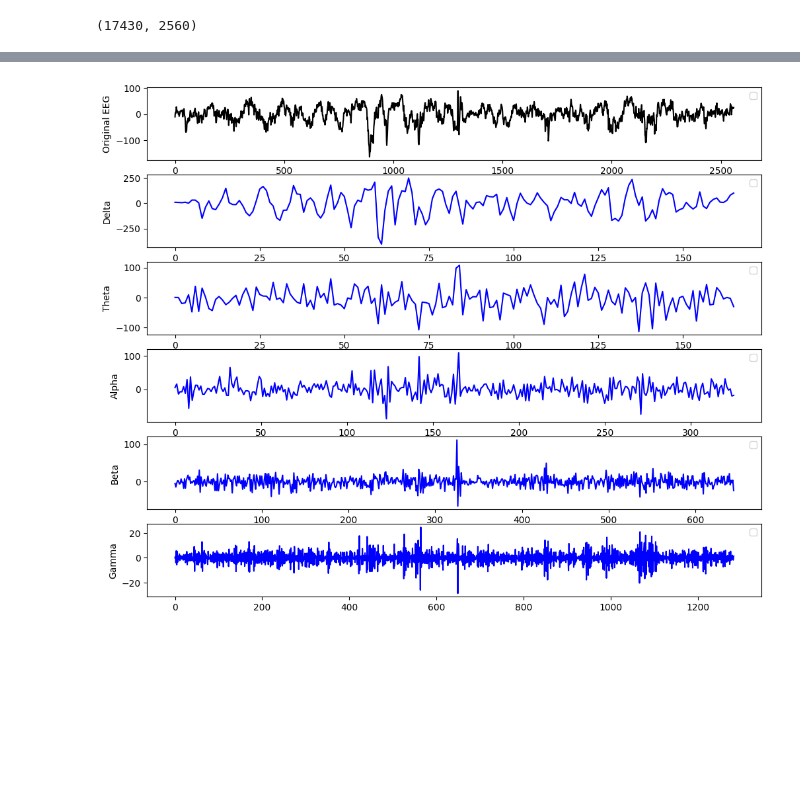
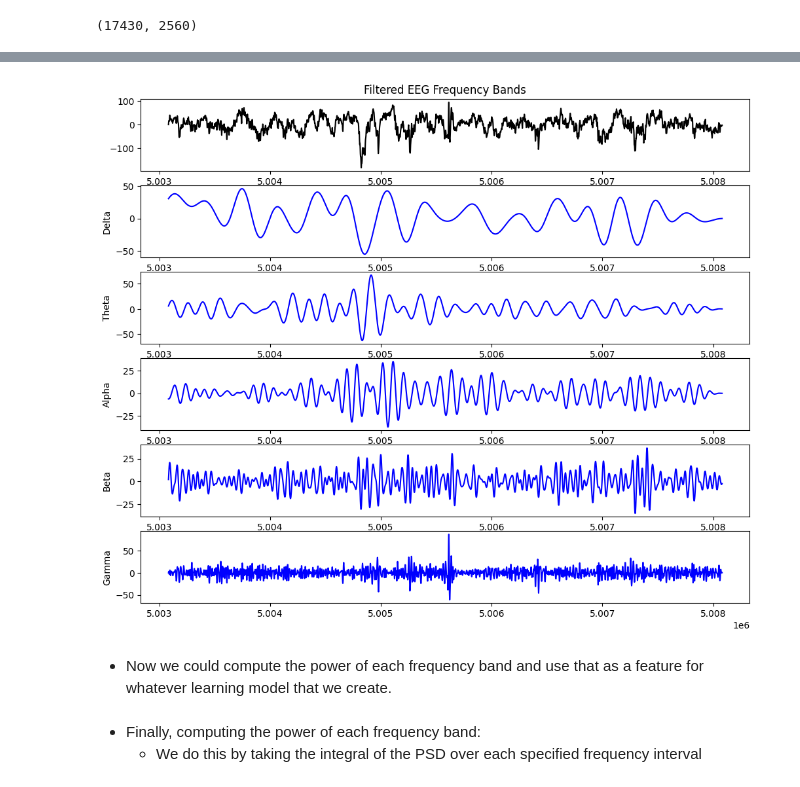
Before and after one commit to YLu-1258/seizure_analysis, a Jupyter notebook: analysis.ipynb, the cells around one changed output, grey strips where cells are left out. Cells and saved outputs as stored; diff of their text form; code cells hidden in the pictures; blank space fills up the shorter version.

```diff
--- a/analysis.ipynb
+++ b/analysis.ipynb
@@ -74,0 +84,4 @@ DWT Decomposition
+# %%
+SAMPLE_INDEX = 1000
+TEST_SEGMENT = segmented_signal[SAMPLE_INDEX]
+TEST_TIME_STAMPS = segmented_time_stamps[SAMPLE_INDEX]
@@ -75,33 +265,44 @@ DWT Decomposition
+# %%
+def bandpass_filter(data, lowcut, highcut, fs, order=4):
+    nyquist = 0.5 * fs
+    low = lowcut / nyquist
+    high = highcut / nyquist
+    b, a = butter(order, [low, high], btype='band')
+    return filtfilt(b, a, data)
+# %%
+delta_band = bandpass_filter(TEST_SEGMENT, 0.5, 4, 512)
+theta_band = bandpass_filter(TEST_SEGMENT, 4, 8, 512)
+alpha_band = bandpass_filter(TEST_SEGMENT, 8, 13, 512)
+beta_band = bandpass_filter(TEST_SEGMENT, 13, 30, 512)
+gamma_band = bandpass_filter(TEST_SEGMENT, 30, 100, 512)
+
+frequency_bands = [delta_band, theta_band, alpha_band, beta_band, gamma_band]
 # %%
-WAVELET = 'db4'
-LEVEL = 4
-SAMPLE_INDEX = 1000
-WAVELET_MAP = {
-    2: "Delta",
-    3: "Theta",
-    4: "Alpha",
-    5: "Beta",
-    6: "Gamma"
+FREQUENCY_BAND_MAPPING = {
+    0 : "Delta",
+    1 : "Theta",
+    2 : "Alpha",
+    3 : "Beta",
+    4 : "Gamma"
 }
-def wave_decomposition(data, wavelet=WAVELET, level=LEVEL):
-    coeffs = pywt.wavedec(data, wavelet, level=level)
-    return coeffs
 
-def plot_wavelets(data, cDs):
-    plt.figure(figsize=(12, 10))
-    plt.subplot(6, 1, 1)
-    plt.plot(data, color='black')
-    plt.ylabel("Original EEG")
-    plt.legend()
 
-    for i, cD in enumerate(cDs, 2):
-        plt.subplot(6, 1, i)
-        plt.plot(cD, color='blue')
-        plt.ylabel(WAVELET_MAP[i])
-        plt.legend()
-    plt.show()
+plt.figure(figsize=(12,10))
+plt.subplot(6, 1, 1)
+plt.plot(TEST_TIME_STAMPS, TEST_SEGMENT, label="Raw EEG", color='black')
+plt.xlabel("Time (s)")
+plt.title("Filtered EEG Frequency Bands")
+for i in range(2, 7):
+    plt.subplot(6, 1, i)
+    plt.plot(TEST_TIME_STAMPS, frequency_bands[i-2], color='blue')
+    plt.ylabel(FREQUENCY_BAND_MAPPING[i-2])
 
-test_coefficients = wave_decomposition(segmented_signal[SAMPLE_INDEX])
-plot_wavelets(segmented_signal[SAMPLE_INDEX], test_coefficients)
+
+plt.show()
 # %% [output]
-[figure, old version]
+[figure, new version]
+# %% [markdown]
+- Now we could compute the power of each frequency band and use that as a feature for whatever learning model that we create.
+# %% [markdown]
+- Finally, computing the power of each frequency band:
+    - We do this by taking the integral of the PSD over each specified frequency interval
```
Also changed, not shown: parts of 25 cells of this notebook.
